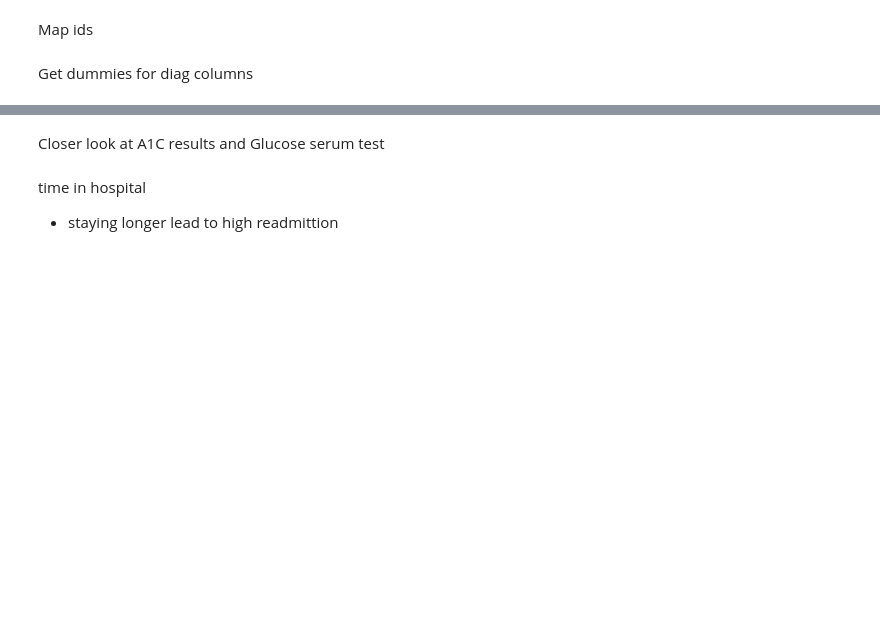
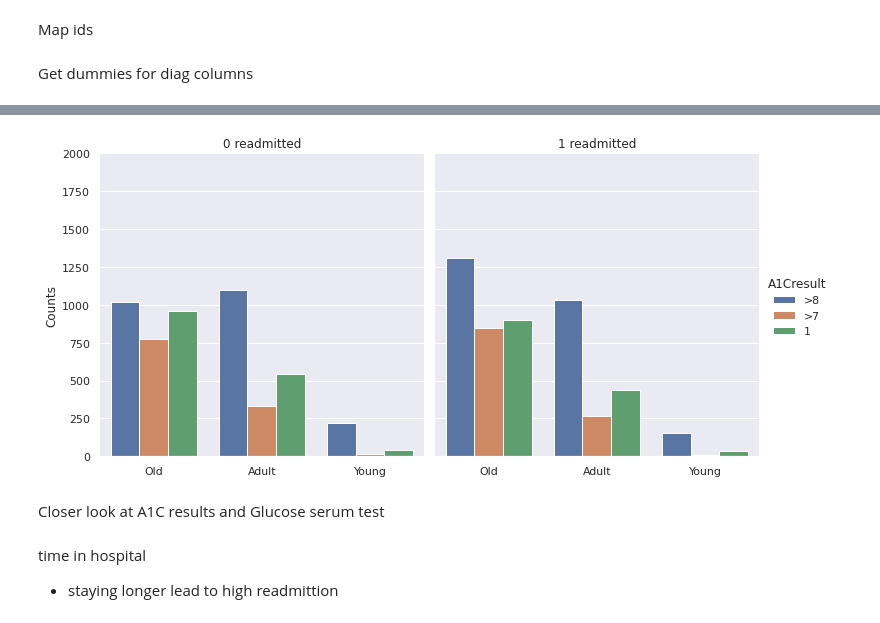
Before and after one commit to ksooklall/CUNY-SPS-Masters-DS, a Jupyter notebook: DATA_698/Capstone_project.ipynb, the cells around one changed output, grey strips where cells are left out. Saved outputs shown, nothing was run; the diff lists cells and outputs as text; code cells hidden in the pictures; blank space fills up the shorter version.

```diff
--- a/DATA_698/Capstone_project.ipynb
+++ b/DATA_698/Capstone_project.ipynb
@@ -338,3 +328,16 @@ plt.tight_layout()
+# %%
+a1c = df[['A1Cresult', 'age_mapped', 'readmitted']].query('A1Cresult != 0').groupby('readmitted').sample(4999)
+g = sns.catplot(x='age_mapped', hue='A1Cresult', col='readmitted', data=a1c, kind='count', hue_order=['>8', '>7', 1])
+
+g.set_axis_labels("", "Counts")\
+  .set_xticklabels(["Old", "Adult", "Young"])\
+  .set_titles("{col_name} {col_var}")\
+  .set(ylim=(0, 2000))\
+  .despine(left=True)
+
+plt.savefig('graphs/A1Cresults.jpg')
+# %% [output]
+[figure, added]
 # %% [markdown]
 Closer look at A1C results and Glucose serum test
 # %% [markdown]
```
Also changed, not shown: parts of 22 cells of this notebook, 5 other files.
